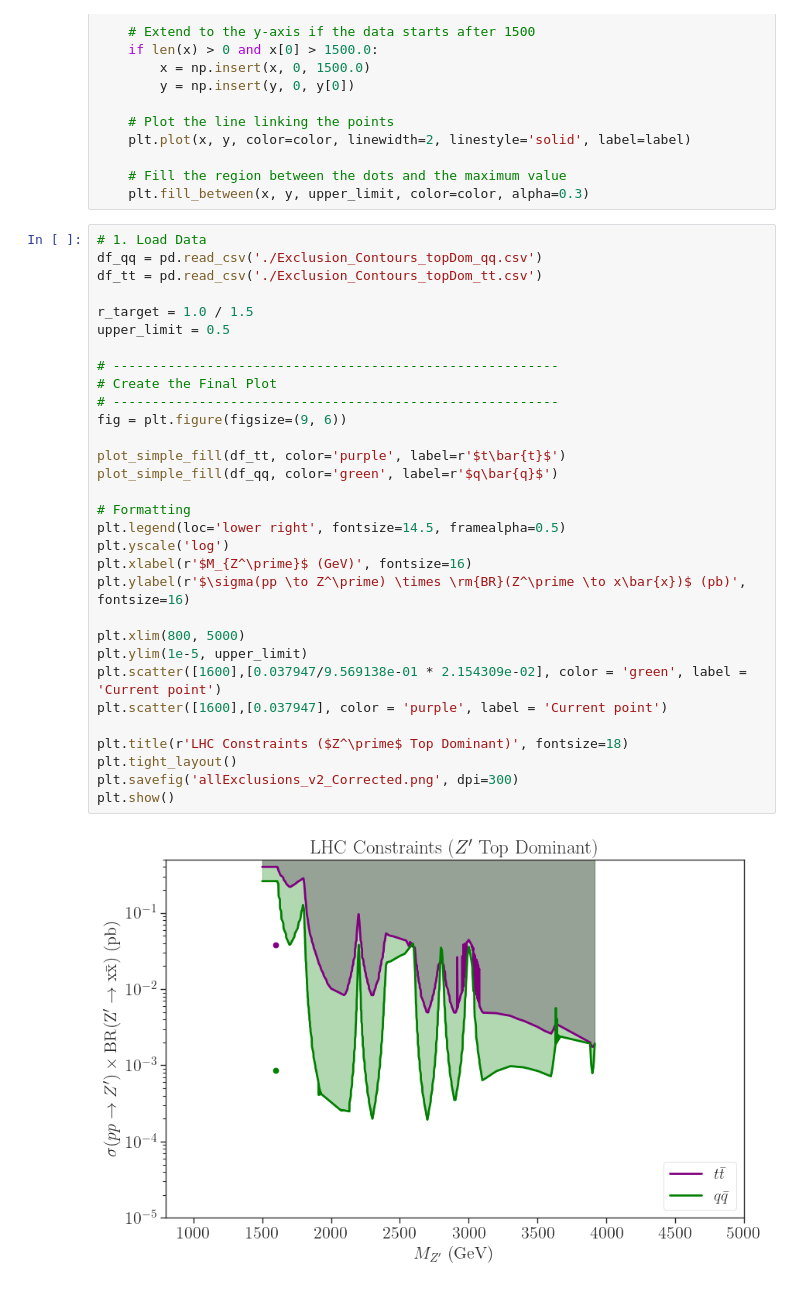
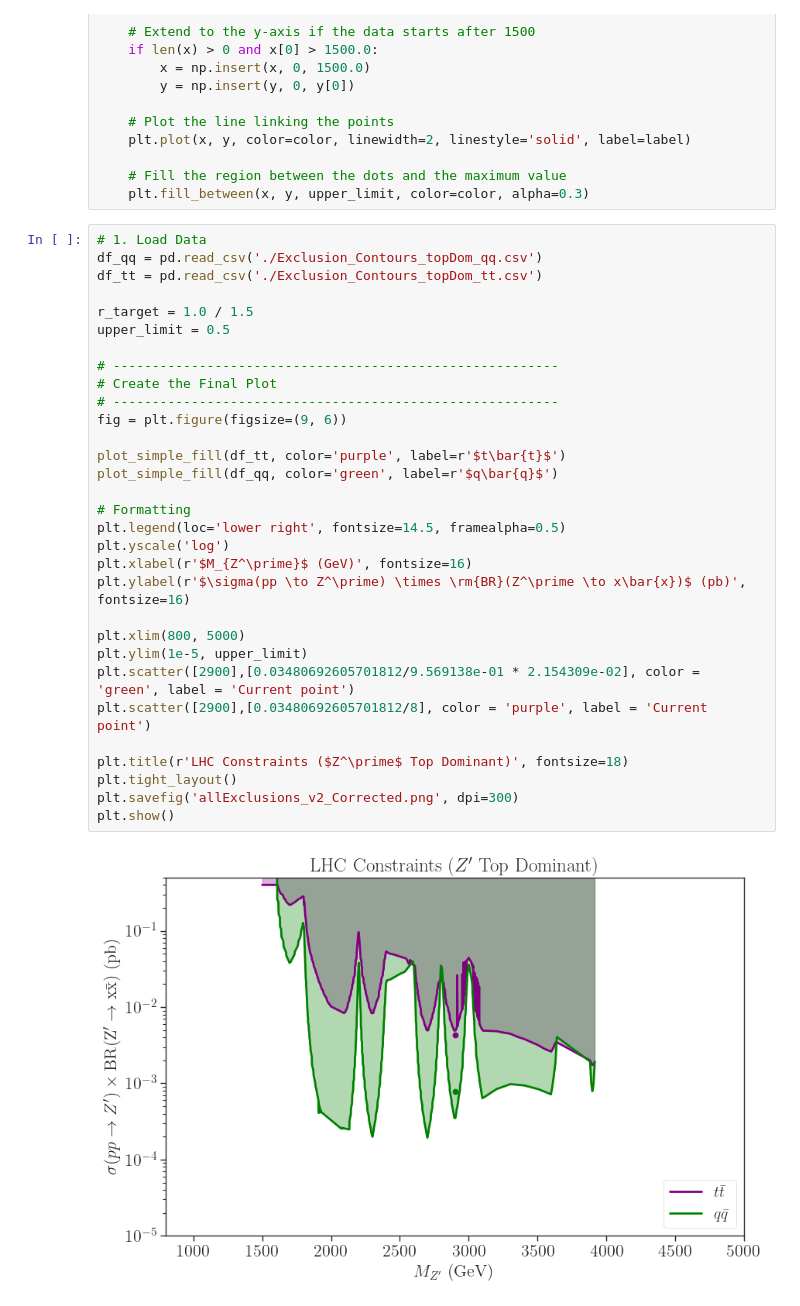
Before and after one commit to viniciusrocca/EFT_ToyModel, a Jupyter notebook: Z_prime_constraints/plots-AllExclusions.ipynb, the cells around one changed output. Saved outputs shown, nothing was run; the diff lists cells and outputs as text.

```diff
--- a/Z_prime_constraints/plots-AllExclusions.ipynb
+++ b/Z_prime_constraints/plots-AllExclusions.ipynb
@@ -52,33 +52,33 @@ def plot_simple_fill(df, color, label):
 # %%
 # 1. Load Data
 df_qq = pd.read_csv('./Exclusion_Contours_topDom_qq.csv')
 df_tt = pd.read_csv('./Exclusion_Contours_topDom_tt.csv')
 
 r_target = 1.0 / 1.5
 upper_limit = 0.5
 
 # ---------------------------------------------------------
 # Create the Final Plot
 # ---------------------------------------------------------
 fig = plt.figure(figsize=(9, 6))
 
 plot_simple_fill(df_tt, color='purple', label=r'$t\bar{t}$')
 plot_simple_fill(df_qq, color='green', label=r'$q\bar{q}$')
 
 # Formatting
 plt.legend(loc='lower right', fontsize=14.5, framealpha=0.5)
 plt.yscale('log')
 plt.xlabel(r'$M_{Z^\prime}$ (GeV)', fontsize=16)
 plt.ylabel(r'$\sigma(pp \to Z^\prime) \times \rm{BR}(Z^\prime \to x\bar{x})$ (pb)', fontsize=16)
 
 plt.xlim(800, 5000)
 plt.ylim(1e-5, upper_limit)
-plt.scatter([1600],[0.037947/9.569138e-01 * 2.154309e-02], color = 'green', label = 'Current point')
-plt.scatter([1600],[0.037947], color = 'purple', label = 'Current point')
+plt.scatter([2900],[0.03480692605701812/9.569138e-01 * 2.154309e-02], color = 'green', label = 'Current point')
+plt.scatter([2900],[0.03480692605701812/8], color = 'purple', label = 'Current point')
 
 plt.title(r'LHC Constraints ($Z^\prime$ Top Dominant)', fontsize=18)
 plt.tight_layout()
 plt.savefig('allExclusions_v2_Corrected.png', dpi=300)
 plt.show()
 # %% [output]
-[figure, old version]
+[figure, new version]
```
Also changed, not shown: parts of 1 cell of this notebook, 10 other files.
